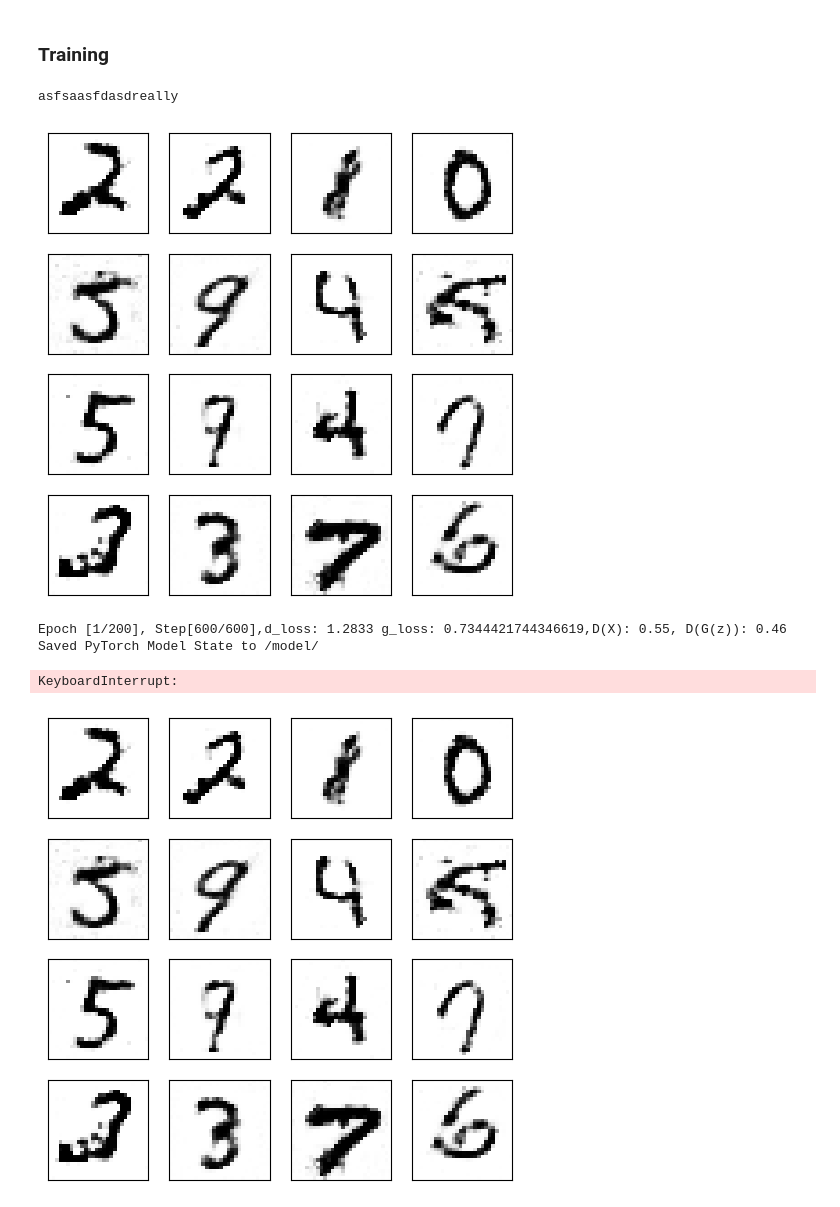
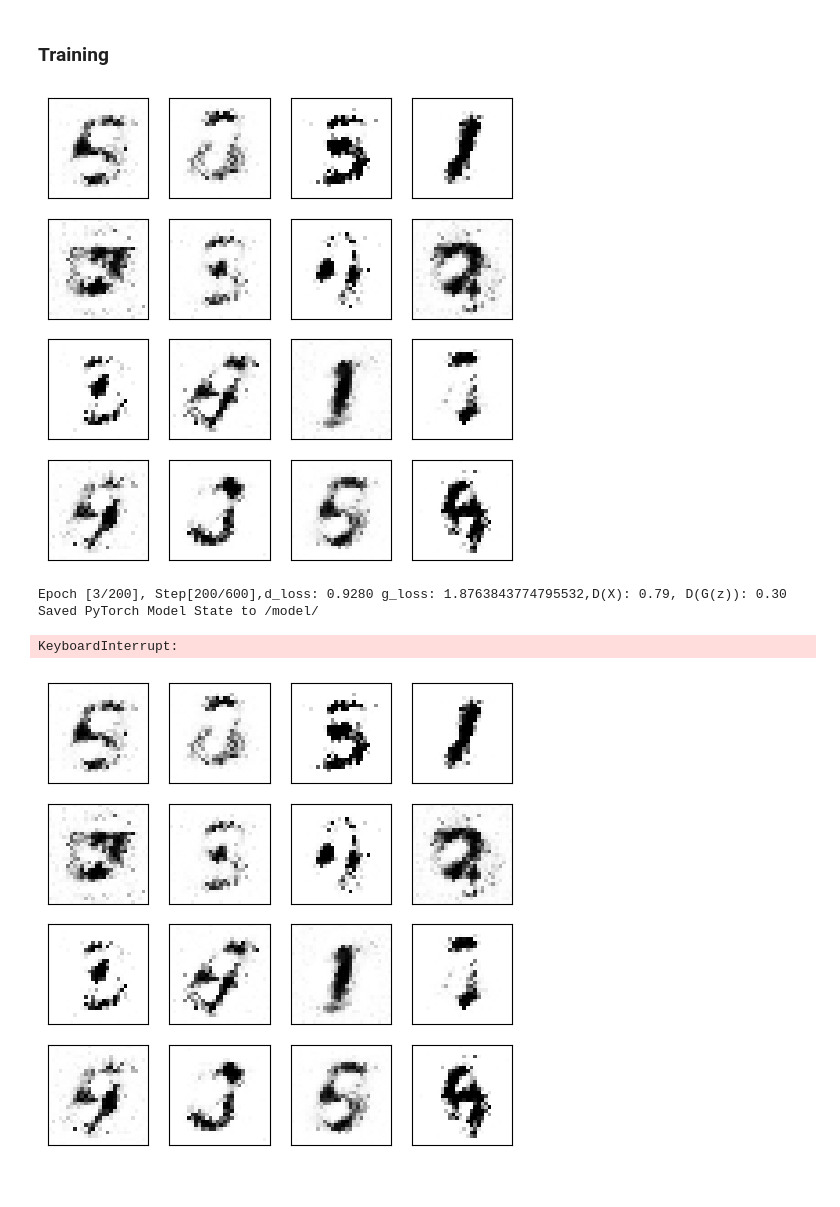
Before and after one commit to taimoon/deep-learning-note, a Jupyter notebook: MNIST GAN FIX.ipynb, the cells around one changed output. Saved outputs shown, nothing was run; the diff lists cells and outputs as text; code cells hidden in the pictures.

Commit message:
new file:   MNIST DCGAN.ipynb 	modified:   MNIST GAN FIX.ipynb

```diff
--- a/MNIST GAN FIX.ipynb
+++ b/MNIST GAN FIX.ipynb
@@ -57,27 +56,29 @@ class Discriminator(nn.Module):
         out = self.model(x.view(x.size(0), 784))
         out = out.view(out.size(0), -1)
         return out
+# %%
+random_input_size = 10
 # %%
 class Generator(nn.Module):
     def __init__(self):
         super().__init__()
         self.model = nn.Sequential(
-            nn.Linear(100, 256),
-            nn.LeakyReLU(0.2, inplace=True),
+            nn.Linear(random_input_size, 256),
+            nn.LeakyReLU(),
             nn.Linear(256, 512),
-            nn.LeakyReLU(0.2, inplace=True),
+            nn.LeakyReLU(),
             nn.Linear(512, 1024),
-            nn.LeakyReLU(0.2, inplace=True),
+            nn.LeakyReLU(),
             nn.Linear(1024, 784),
             nn.Tanh()
         )
 
     def forward(self, x):
-        x = x.view(x.size(0), 100)
+        x = x.view(x.size(0), random_input_size)
         out = self.model(x)
         return out
 # %%
 discriminator = Discriminator().to(device)
 generator = Generator().to(device)
-generator.load_state_dict(torch.load("model/mnist_gan_generator.pth"))
-discriminator.load_state_dict(torch.load("model/mnist_gan_discriminator.pth"))
+# generator.load_state_dict(torch.load("model/mnist_gan_generator.pth"))
+# discriminator.load_state_dict(torch.load("model/mnist_gan_discriminator.pth"))
@@ -117,12 +116,7 @@ def train_generator(generator, discriminator_outputs, real_labels):
 # %%
 # draw samples from the input distribution to inspect the generation on training
 num_test_samples = 16
-test_noise = Variable(torch.randn(num_test_samples, 100).to(device))
+test_noise = torch.randn(num_test_samples, random_input_size).to(device)
-# %%
-print('asfsaasfdasd'
-      'really')
-# %% [output]
-asfsaasfdasdreally
 # %%
 # create figure for plotting
 size_figure_grid = int(math.sqrt(num_test_samples))
@@ -143,7 +137,7 @@ for epoch in range(num_epochs):
         real_labels = torch.ones(images.size(0)).to(device)
 
         # Sample from generator
-        noise = torch.randn(images.size(0), 100).to(device)
+        noise = torch.randn(images.size(0), random_input_size).to(device)
         fake_images = generator(noise)
         fake_labels = torch.zeros(images.size(0)).to(device)
 
@@ -151,39 +145,39 @@ for epoch in range(num_epochs):
         d_loss, real_score, fake_score = train_discriminator(discriminator, images, real_labels, fake_images, fake_labels)
 
         # Sample again from the generator and get output from discriminator
-        noise = torch.randn(images.size(0), 100).to(device)
+        noise = torch.randn(images.size(0), random_input_size).to(device)
         fake_images = generator(noise)
         outputs = discriminator(fake_images)
 
         # Train the generator
         g_loss = train_generator(generator, outputs, real_labels)
 
         if (n+1) % 100 == 0:
             test_images = generator(test_noise)
 
             for k in range(num_test_samples):
                 i = k//4
                 j = k%4
                 ax[i,j].cla()
                 ax[i,j].imshow(test_images[k,:].data.cpu().numpy().reshape(28, 28), cmap='Greys')
             display.clear_output(wait=True)
             display.display(plt.gcf())
 
             plt.savefig('results/mnist-gan-%03d.png'%num_fig)
             num_fig += 1
             print(f'Epoch [{epoch+1}/{num_epochs}], Step[{n+1}/{num_batches}],'
                   f'd_loss: {d_loss.data.item():.4f} g_loss: {g_loss.data.item()},'
                   f'D(X): {real_score.data.mean():.2f}, D(G(z)): {fake_score.data.mean():.2f}')
 
             # save param
             torch.save(generator.state_dict(), "model/mnist_gan_generator.pth")
             torch.save(discriminator.state_dict(), "model/mnist_gan_discriminator.pth")
             print("Saved PyTorch Model State to /model/")
 
 fig.close()
 # %% [output]
-[figure, old version]
+[figure, new version]
-Epoch [1/200], Step[600/600],d_loss: 1.2833 g_loss: 0.7344421744346619,D(X): 0.55, D(G(z)): 0.46
+Epoch [3/200], Step[200/600],d_loss: 0.9280 g_loss: 1.8763843774795532,D(X): 0.79, D(G(z)): 0.30
 Saved PyTorch Model State to /model/
 KeyboardInterrupt:
-[figure, old version]
+[figure, new version]
```
Also changed, not shown: parts of 2 cells of this notebook, 1 other file.
